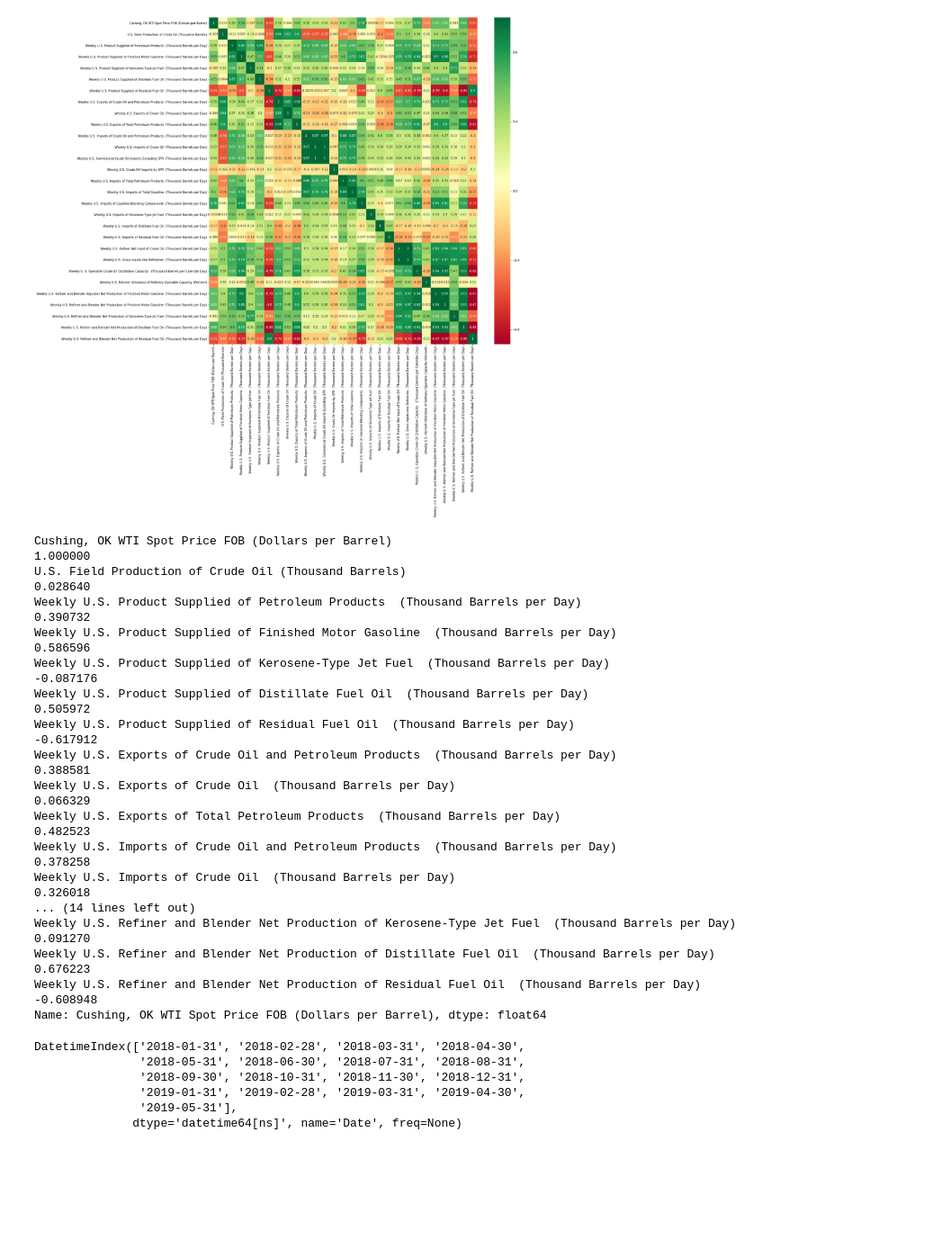
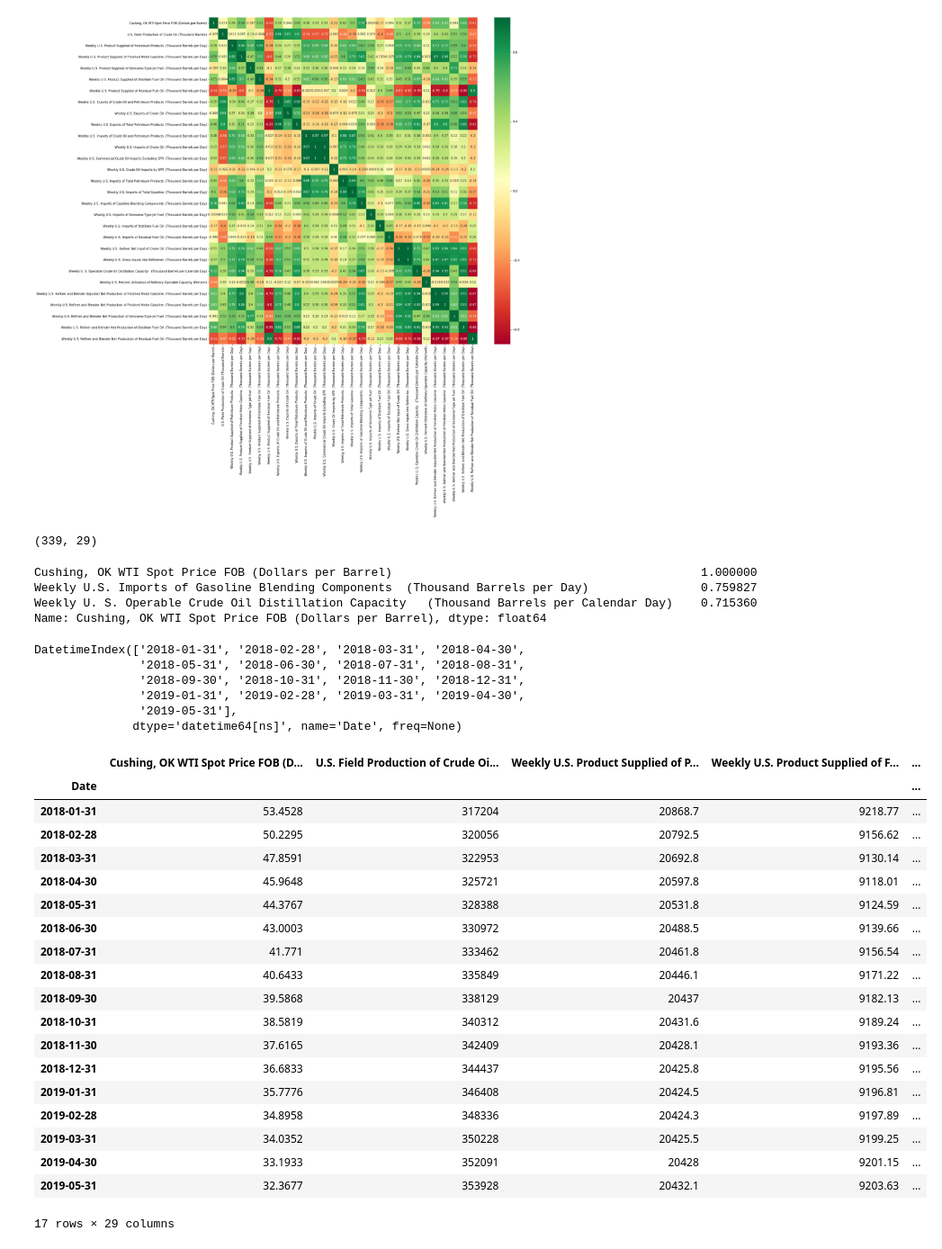
Before and after one commit to VeeLeeKoh/inventors_sprint, a Jupyter notebook: VAR model.ipynb, the cells around one changed output. Shown at 90% size. Saved outputs shown, nothing was run; the diff lists cells and outputs as text; code cells hidden in the pictures; blank space fills up the shorter version.

```diff
--- a/VAR model.ipynb
+++ b/VAR model.ipynb
@@ -96,31 +111,22 @@ plt.figure(figsize=(20,20))
 g=sns.heatmap(test[top_corr_features].corr(),annot=True,cmap="RdYlGn")
 # %% [output]
 [figure]
+# %%
+test.shape
+# %% [output]
+(339, 29)
 # %%
 # choosing parameters based on their corr
 matrix = test[top_corr_features].corr()
 
-threshold = 0.0
+threshold = 0.7
 chosen = matrix["Cushing, OK WTI Spot Price FOB (Dollars per Barrel)"][np.absolute(matrix["Cushing, OK WTI Spot Price FOB (Dollars per Barrel)"])> threshold]
 chosenCol = chosen.index
 chosen
 # %% [output]
-Cushing, OK WTI Spot Price FOB (Dollars per Barrel)                                                               1.000000
-U.S. Field Production of Crude Oil (Thousand Barrels)                                                             0.028640
-Weekly U.S. Product Supplied of Petroleum Products  (Thousand Barrels per Day)                                    0.390732
-Weekly U.S. Product Supplied of Finished Motor Gasoline  (Thousand Barrels per Day)                               0.586596
-Weekly U.S. Product Supplied of Kerosene-Type Jet Fuel  (Thousand Barrels per Day)                               -0.087176
-Weekly U.S. Product Supplied of Distillate Fuel Oil  (Thousand Barrels per Day)                                   0.505972
-Weekly U.S. Product Supplied of Residual Fuel Oil  (Thousand Barrels per Day)                                    -0.617912
-Weekly U.S. Exports of Crude Oil and Petroleum Products  (Thousand Barrels per Day)                               0.388581
-Weekly U.S. Exports of Crude Oil  (Thousand Barrels per Day)                                                      0.066329
-Weekly U.S. Exports of Total Petroleum Products  (Thousand Barrels per Day)                                       0.482523
-Weekly U.S. Imports of Crude Oil and Petroleum Products  (Thousand Barrels per Day)                               0.378258
-Weekly U.S. Imports of Crude Oil  (Thousand Barrels per Day)                                                      0.326018
-... (14 lines left out)
-Weekly U.S. Refiner and Blender Net Production of Kerosene-Type Jet Fuel  (Thousand Barrels per Day)              0.091270
-Weekly U.S. Refiner and Blender Net Production of Distillate Fuel Oil  (Thousand Barrels per Day)                 0.676223
-Weekly U.S. Refiner and Blender Net Production of Residual Fuel Oil  (Thousand Barrels per Day)                  -0.608948
+Cushing, OK WTI Spot Price FOB (Dollars per Barrel)                                            1.000000
+Weekly U.S. Imports of Gasoline Blending Components  (Thousand Barrels per Day)                0.759827
+Weekly U. S. Operable Crude Oil Distillation Capacity   (Thousand Barrels per Calendar Day)    0.715360
 Name: Cushing, OK WTI Spot Price FOB (Dollars per Barrel), dtype: float64
 # %%
 test = test[chosenCol]
@@ -153,3 +157,26 @@ for j in range(0,18):
+# %%
+pred
+# %% [output]
+|  | Cushing, OK WTI Spot Price FOB (D... | U.S. Field Production of Crude Oi... | Weekly U.S. Product Supplied of P... | Weekly U.S. Product Supplied of F... | ... |
+| Date |  |  |  |  | ... |
+| 2018-01-31 | 53.4528 | 317204 | 20868.7 | 9218.77 | ... |
+| 2018-02-28 | 50.2295 | 320056 | 20792.5 | 9156.62 | ... |
+| 2018-03-31 | 47.8591 | 322953 | 20692.8 | 9130.14 | ... |
+| 2018-04-30 | 45.9648 | 325721 | 20597.8 | 9118.01 | ... |
+| 2018-05-31 | 44.3767 | 328388 | 20531.8 | 9124.59 | ... |
+| 2018-06-30 | 43.0003 | 330972 | 20488.5 | 9139.66 | ... |
+| 2018-07-31 | 41.771 | 333462 | 20461.8 | 9156.54 | ... |
+| 2018-08-31 | 40.6433 | 335849 | 20446.1 | 9171.22 | ... |
+| 2018-09-30 | 39.5868 | 338129 | 20437 | 9182.13 | ... |
+| 2018-10-31 | 38.5819 | 340312 | 20431.6 | 9189.24 | ... |
+| 2018-11-30 | 37.6165 | 342409 | 20428.1 | 9193.36 | ... |
+| 2018-12-31 | 36.6833 | 344437 | 20425.8 | 9195.56 | ... |
+| 2019-01-31 | 35.7776 | 346408 | 20424.5 | 9196.81 | ... |
+| 2019-02-28 | 34.8958 | 348336 | 20424.3 | 9197.89 | ... |
+| 2019-03-31 | 34.0352 | 350228 | 20425.5 | 9199.25 | ... |
+| 2019-04-30 | 33.1933 | 352091 | 20428 | 9201.15 | ... |
+| 2019-05-31 | 32.3677 | 353928 | 20432.1 | 9203.63 | ... |
+17 rows × 29 columns
 # %%
 fig, ax = plt.subplots(figsize=(5, 3))
 plt.plot(pred['Cushing, OK WTI Spot Price FOB (Dollars per Barrel)'])
```
Also changed, not shown: parts of 17 cells of this notebook, 5 other files.
